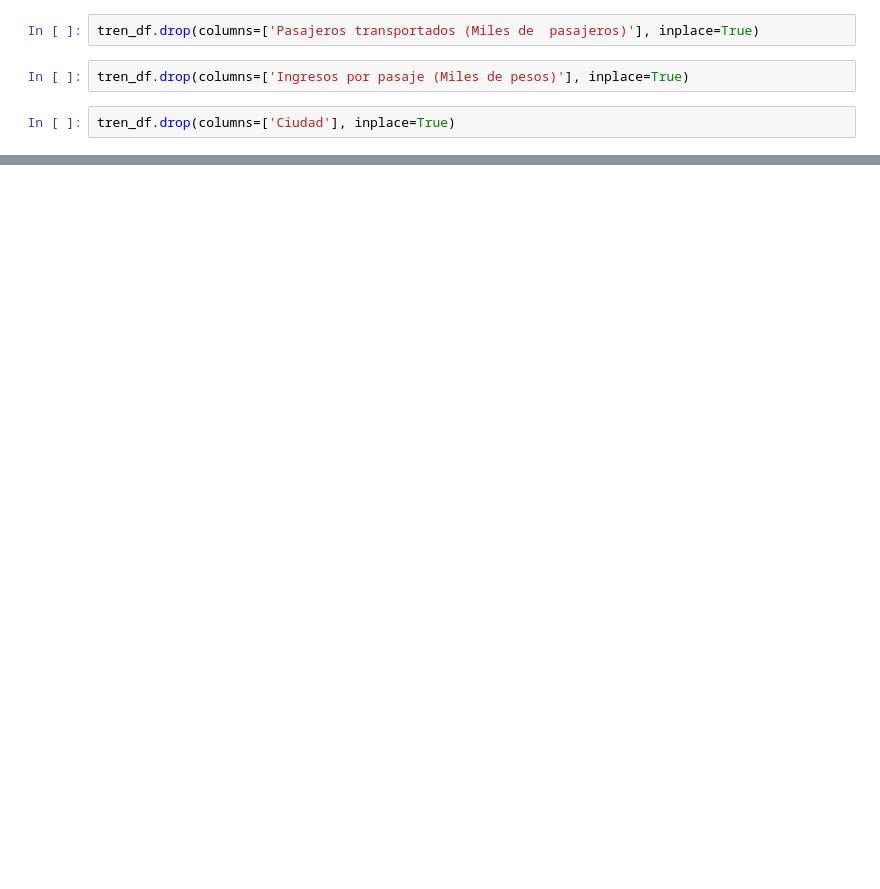
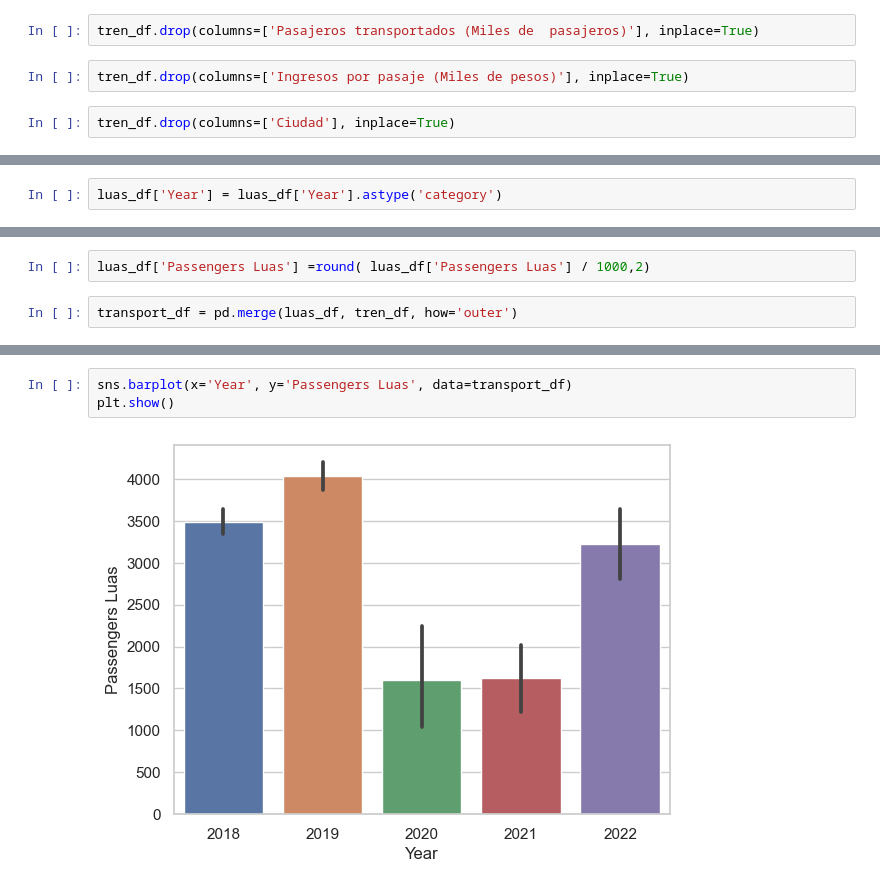
Before and after one commit to EdMendoza93/2023162, a Jupyter notebook: MSC_DA_CA2.ipynb, the cells around one changed output, grey strips where cells are left out. Drawn from its saved outputs; the diff is of its cells as text; blank space fills up the shorter version.

```diff
--- a/MSC_DA_CA2.ipynb
+++ b/MSC_DA_CA2.ipynb
@@ -90,0 +93,2 @@ tren_df.drop(columns=['Ciudad'], inplace=True)
+# %%
+luas_df['Year'] = luas_df['Year'].astype('category')
@@ -110,0 +132,4 @@ tren_df
+# %%
+luas_df['Passengers Luas'] =round( luas_df['Passengers Luas'] / 1000,2)
+# %%
+transport_df = pd.merge(luas_df, tren_df, how='outer')
@@ -110,0 +203,5 @@ tren_df
+# %%
+sns.barplot(x='Year', y='Passengers Luas', data=transport_df)
+plt.show()
+# %% [output]
+[figure, added]
```
Also changed, not shown: parts of 26 cells of this notebook.
